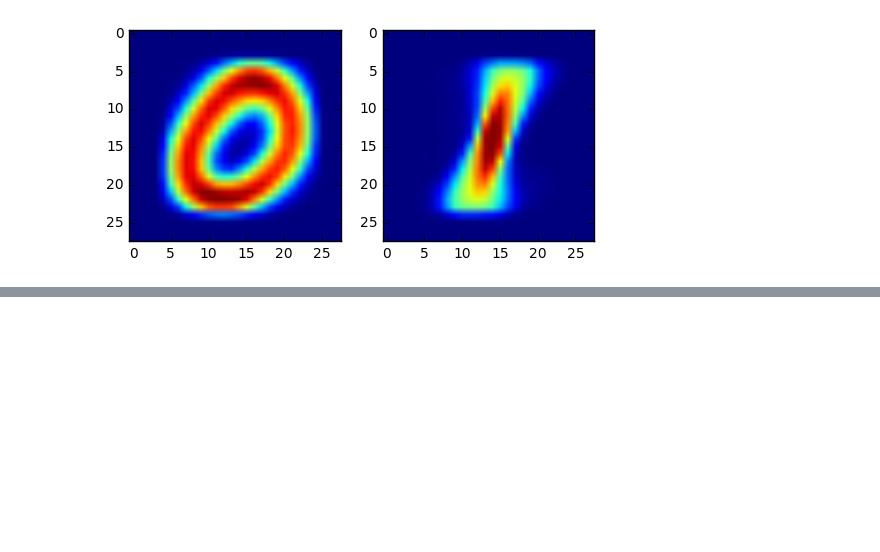
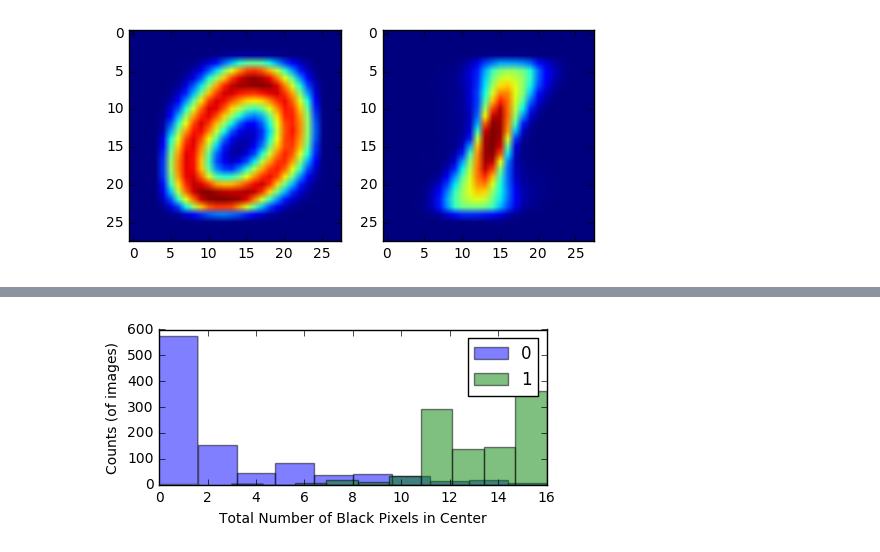
Before and after one commit to guojoanna/Scientific-Computing-in-Python-For-BMES, a Jupyter notebook: Image Processing.ipynb, the cells around one changed output, grey strips where cells are left out. Cells and saved outputs as stored; diff of their text form; code cells hidden in the pictures; blank space fills up the shorter version.

```diff
--- a/Image Processing.ipynb
+++ b/Image Processing.ipynb
@@ -57,0 +111,9 @@ np.nonzero(ztemp)
+# %%
+zeros_black = [np.sum(zeros[i, 12:16, 12:16]) for i in range(1000)]
+ones_black = [np.sum(ones[i, 12:16, 12:16]) for i in range(1000)]
+fig, ax = plt.subplots(figsize=(5, 2));
+ax.hist(zeros_black, alpha = 0.5), ax.hist(ones_black, alpha = 0.5)
+plt.legend(['0', '1']); plt.xlabel('Total Number of Black Pixels in Center')
+plt.ylabel('Counts (of images)');
+# %% [output]
+[figure, added]
```
Also changed, not shown: parts of 25 cells of this notebook.
